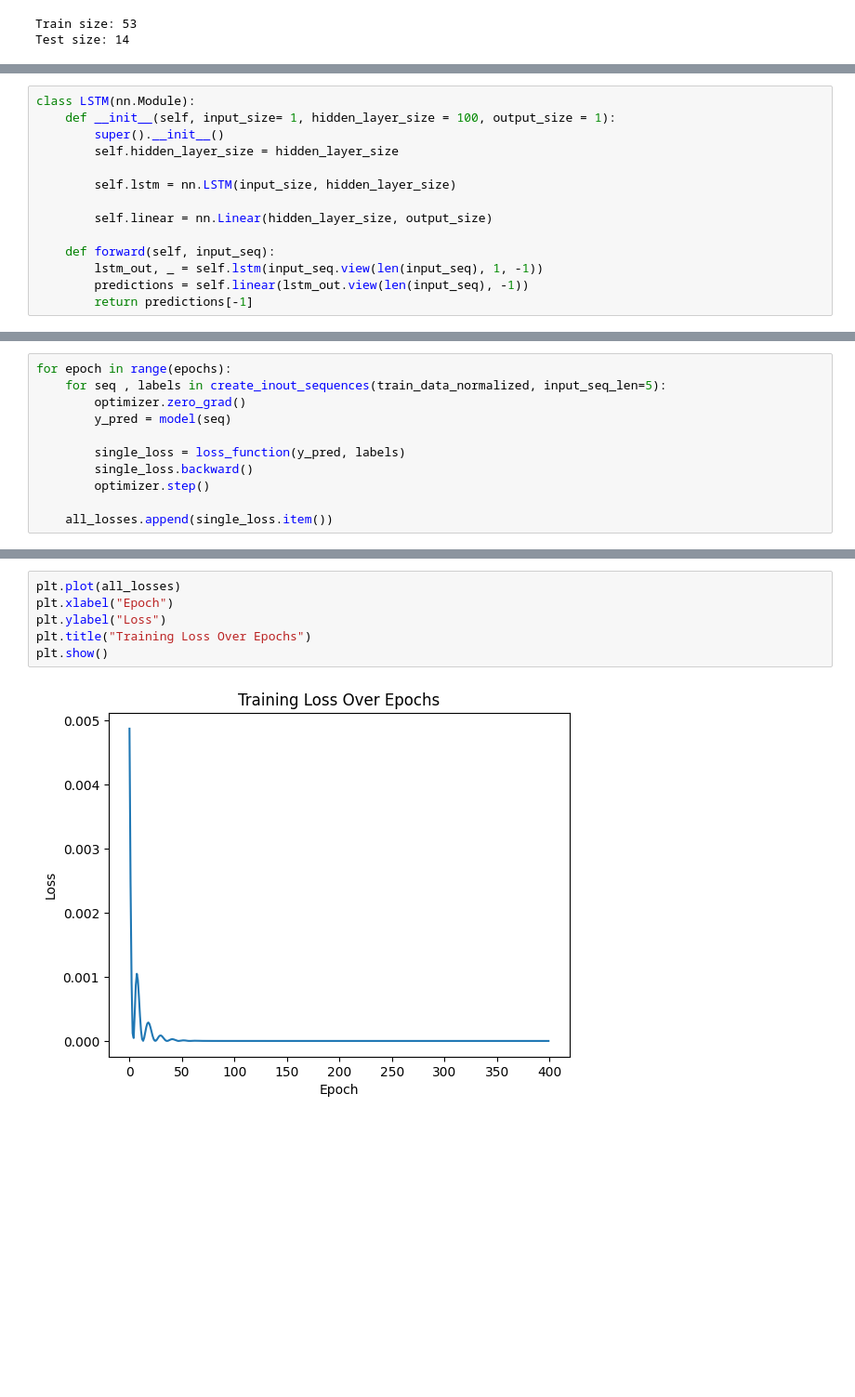
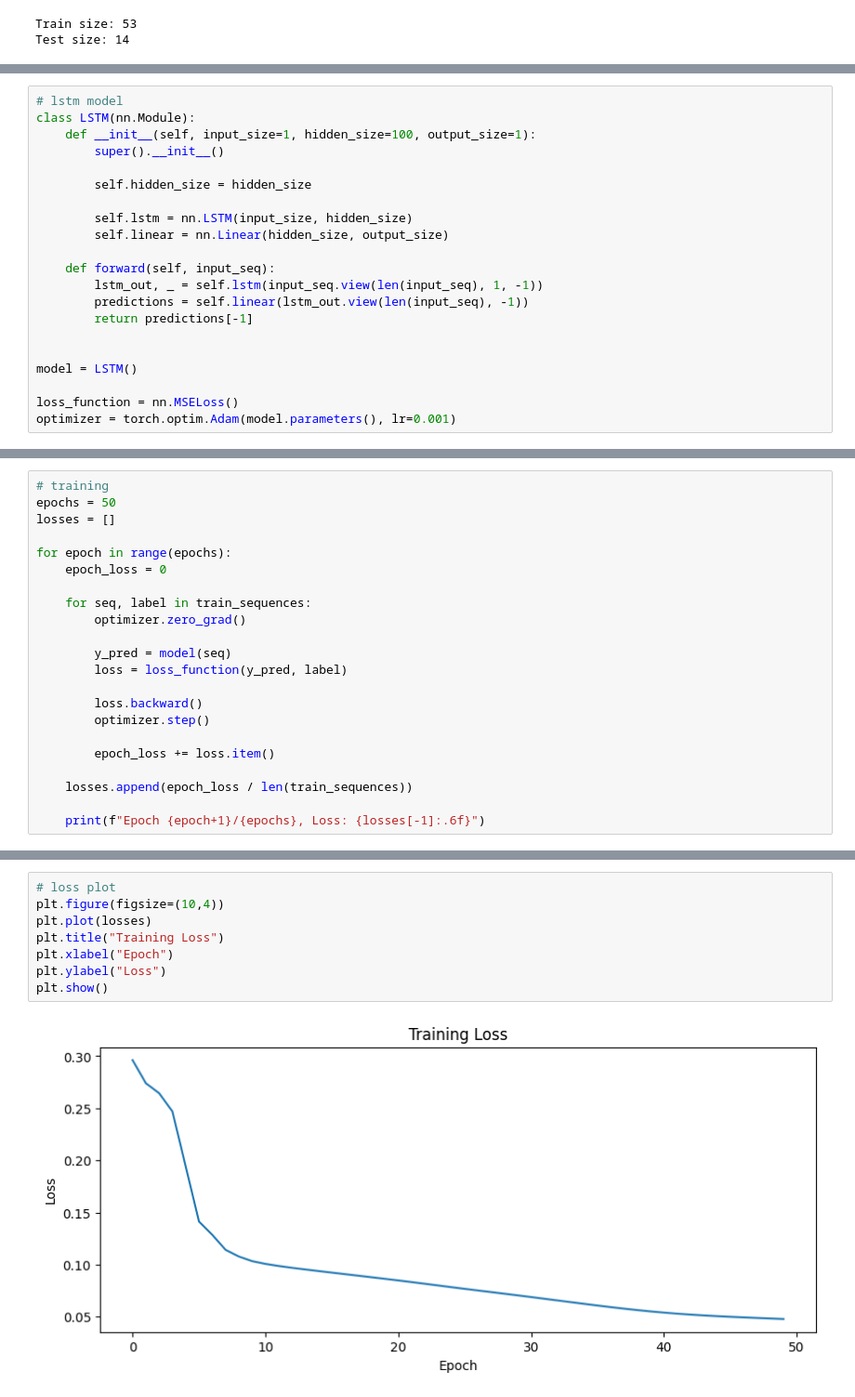
Before and after one commit to AchiniWathsala/Forecasting_Paddy_Production, a Jupyter notebook: production/lstm_production.ipynb, the cells around one changed output, grey strips where cells are left out. Shown at 93% size. Drawn from its saved outputs; the diff is of its cells as text; blank space fills up the shorter version.

Commit message:
fit lstm model for production

```diff
--- a/production/lstm_production.ipynb
+++ b/production/lstm_production.ipynb
@@ -123,14 +100,21 @@ torch.Tensor
 # %%
+# lstm model
 class LSTM(nn.Module):
-    def __init__(self, input_size= 1, hidden_layer_size = 100, output_size = 1):
+    def __init__(self, input_size=1, hidden_size=100, output_size=1):
         super().__init__()
-        self.hidden_layer_size = hidden_layer_size
 
-        self.lstm = nn.LSTM(input_size, hidden_layer_size)
+        self.hidden_size = hidden_size
 
-        self.linear = nn.Linear(hidden_layer_size, output_size)
+        self.lstm = nn.LSTM(input_size, hidden_size)
+        self.linear = nn.Linear(hidden_size, output_size)
 
     def forward(self, input_seq):
         lstm_out, _ = self.lstm(input_seq.view(len(input_seq), 1, -1))
         predictions = self.linear(lstm_out.view(len(input_seq), -1))
         return predictions[-1]
+
+
+model = LSTM()
+
+loss_function = nn.MSELoss()
+optimizer = torch.optim.Adam(model.parameters(), lr=0.001)
@@ -157,11 +121,22 @@ all_losses = [ ]
 # %%
+# training
+epochs = 50
+losses = []
+
 for epoch in range(epochs):
-    for seq , labels in create_inout_sequences(train_data_normalized, input_seq_len=5):
+    epoch_loss = 0
+
+    for seq, label in train_sequences:
         optimizer.zero_grad()
+
         y_pred = model(seq)
+        loss = loss_function(y_pred, label)
 
-        single_loss = loss_function(y_pred, labels)
-        single_loss.backward()
+        loss.backward()
         optimizer.step()
 
-    all_losses.append(single_loss.item())
+        epoch_loss += loss.item()
+
+    losses.append(epoch_loss / len(train_sequences))
+
+    print(f"Epoch {epoch+1}/{epochs}, Loss: {losses[-1]:.6f}")
@@ -168,8 +161,10 @@ for epoch in range(epochs):
 # %%
-plt.plot(all_losses)
+# loss plot
+plt.figure(figsize=(10,4))
+plt.plot(losses)
+plt.title("Training Loss")
 plt.xlabel("Epoch")
 plt.ylabel("Loss")
-plt.title("Training Loss Over Epochs")
 plt.show()
 # %% [output]
-[figure, old version]
+[figure, new version]
```
Also changed, not shown: parts of 29 cells of this notebook, 5 other files.
